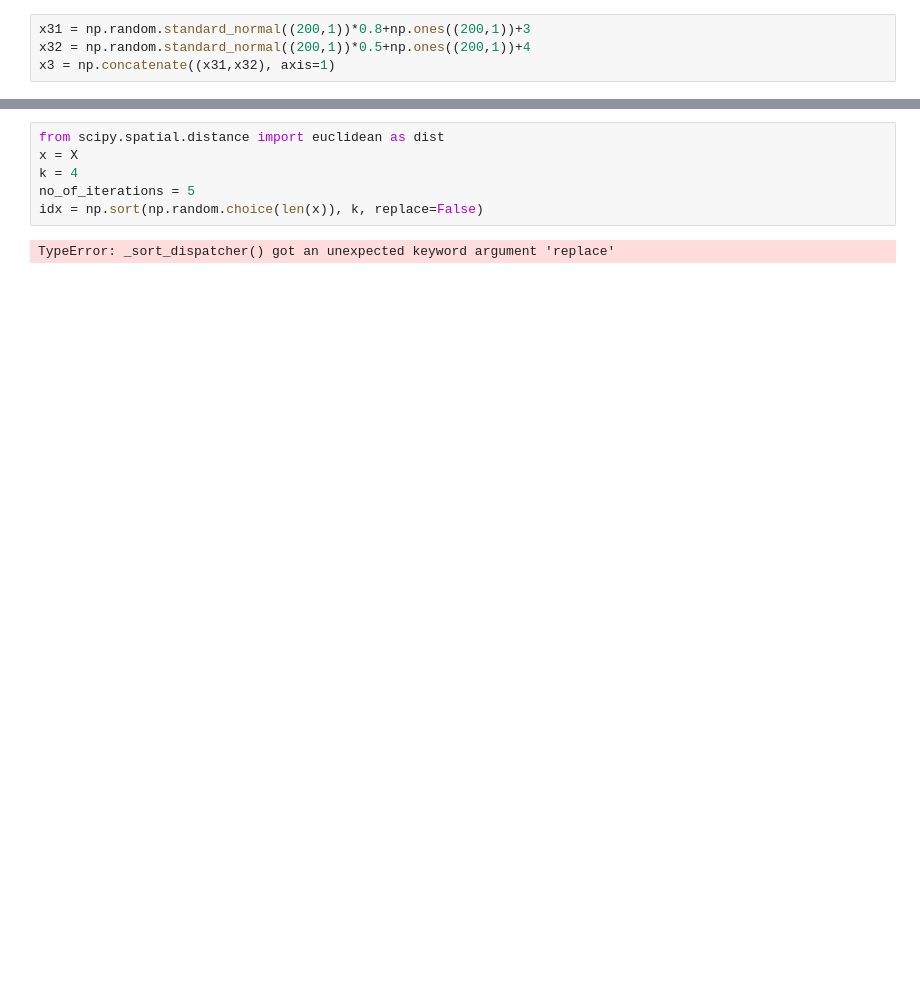
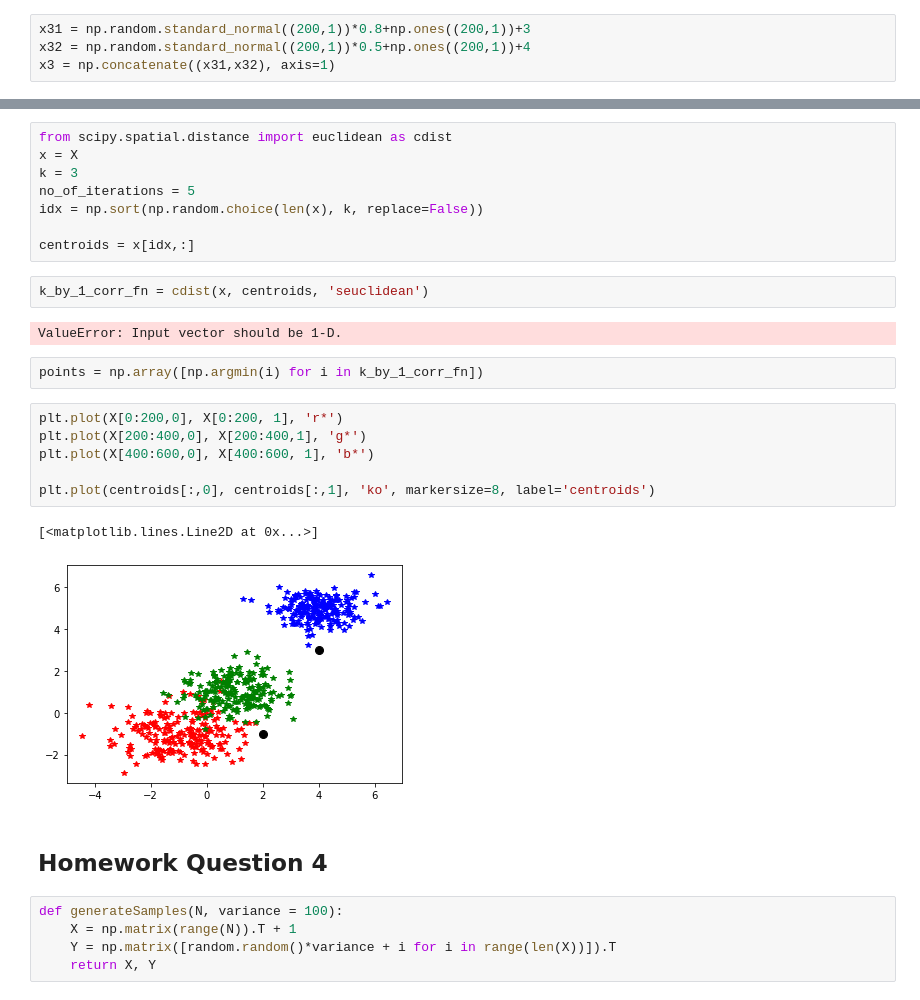
Before and after one commit to rarnold97/WSU, a Jupyter notebook: CS_7840/hw/hw1/rarnold_hw1.ipynb, the cells around one changed output, grey strips where cells are left out. Saved outputs shown, nothing was run; the diff lists cells and outputs as text; blank space fills up the shorter version.

```diff
--- a/CS_7840/hw/hw1/rarnold_hw1.ipynb
+++ b/CS_7840/hw/hw1/rarnold_hw1.ipynb
@@ -216,8 +223,30 @@ plt.plot(X[400:600,0], X[400:600, 1], 'b*')
 # %%
-from scipy.spatial.distance import euclidean as dist
+from scipy.spatial.distance import euclidean as cdist
 x = X
-k = 4
+k = 3
 no_of_iterations = 5
-idx = np.sort(np.random.choice(len(x)), k, replace=False)
+idx = np.sort(np.random.choice(len(x), k, replace=False))
+
+centroids = x[idx,:]
-# %% [output]
-TypeError: _sort_dispatcher() got an unexpected keyword argument 'replace'
+# %%
+k_by_1_corr_fn = cdist(x, centroids, 'seuclidean')
+# %% [output]
+ValueError: Input vector should be 1-D.
+# %%
+points = np.array([np.argmin(i) for i in k_by_1_corr_fn])
+# %%
+plt.plot(X[0:200,0], X[0:200, 1], 'r*')
+plt.plot(X[200:400,0], X[200:400,1], 'g*')
+plt.plot(X[400:600,0], X[400:600, 1], 'b*')
+
+plt.plot(centroids[:,0], centroids[:,1], 'ko', markersize=8, label='centroids')
+# %% [output]
+[<matplotlib.lines.Line2D at 0x...>]
+[figure, added]
+# %% [markdown]
+## Homework Question 4
+# %%
+def generateSamples(N, variance = 100):
+    X = np.matrix(range(N)).T + 1
+    Y = np.matrix([random.random()*variance + i for i in range(len(X))]).T
+    return X, Y
```
Also changed, not shown: parts of 24 cells of this notebook, 2 other files.
